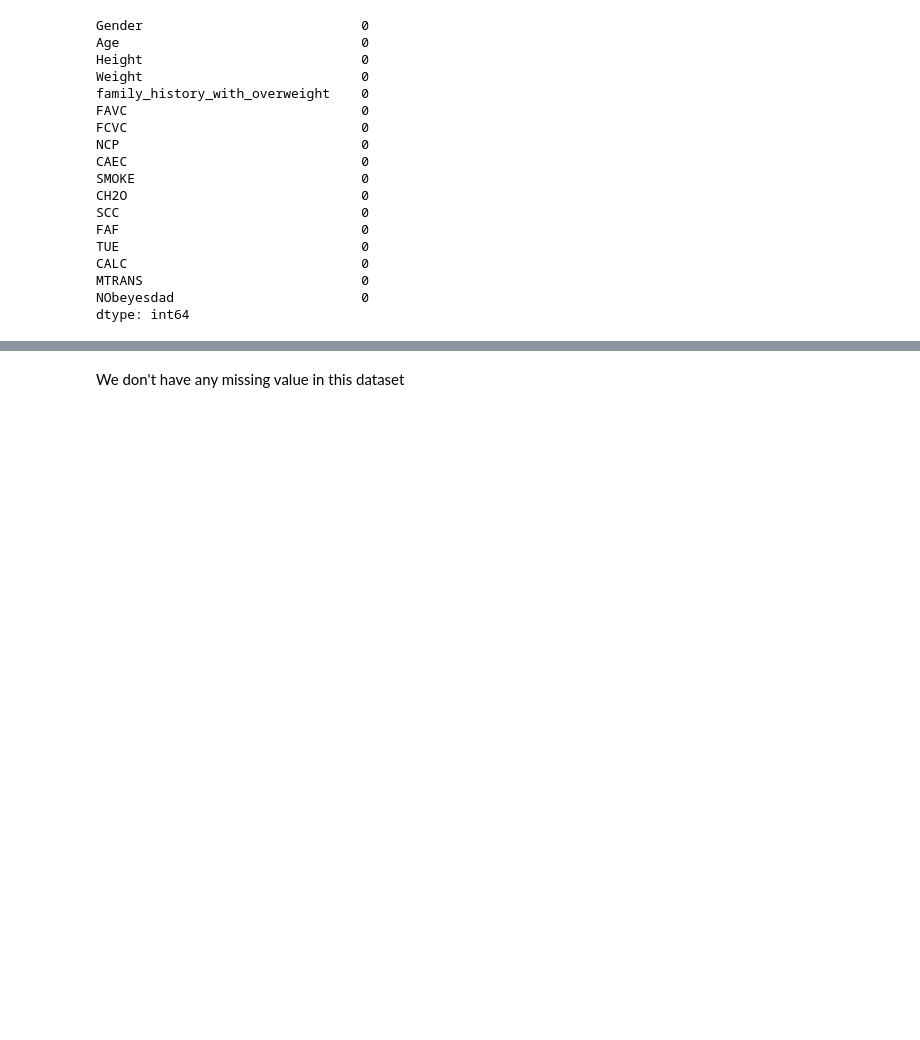
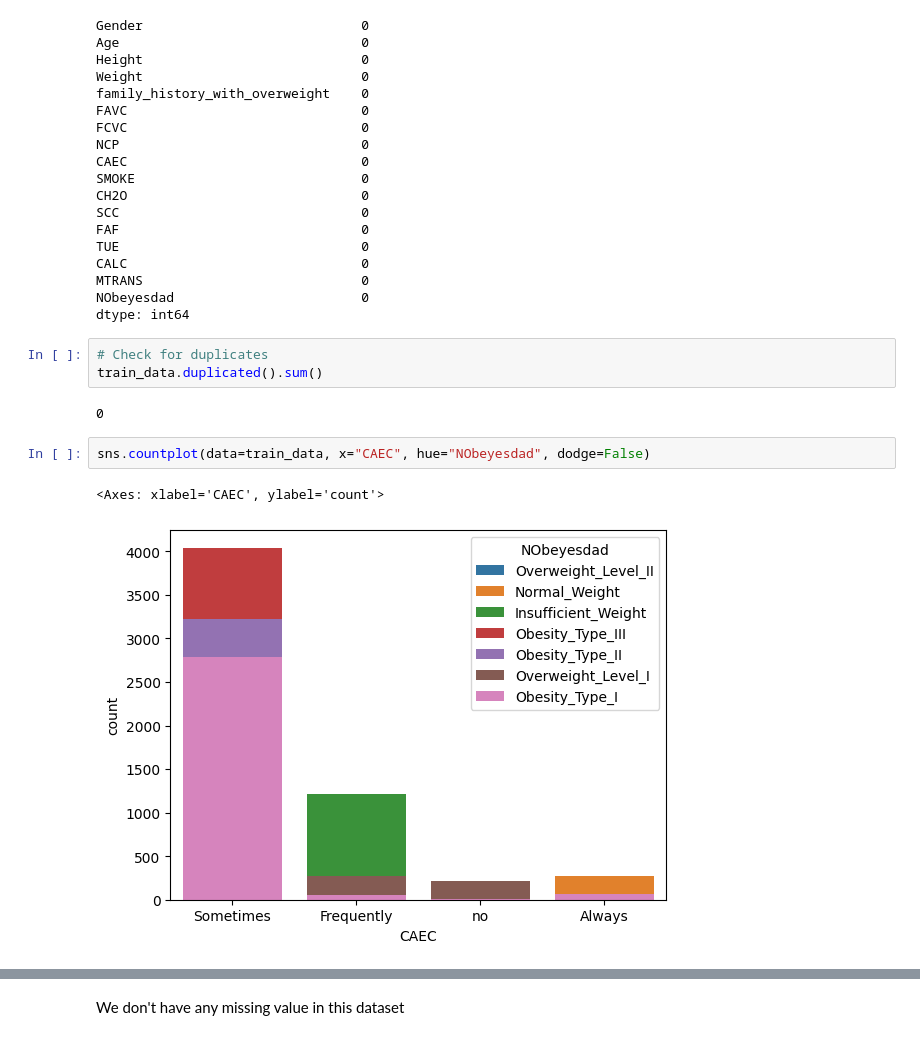
Before and after one commit to VMD121199/Obesity-Risk-Prediction, a Jupyter notebook: prediction.ipynb, the cells around one changed output, grey strips where cells are left out. Cells and saved outputs as stored; diff of their text form; blank space fills up the shorter version.

```diff
--- a/prediction.ipynb
+++ b/prediction.ipynb
@@ -88,3 +93,13 @@ CALC                              0
 MTRANS                            0
 NObeyesdad                        0
 dtype: int64
+# %%
+# Check for duplicates
+train_data.duplicated().sum()
+# %% [output]
+0
+# %%
+sns.countplot(data=train_data, x="CAEC", hue="NObeyesdad", dodge=False)
+# %% [output]
+<Axes: xlabel='CAEC', ylabel='count'>
+[figure, added]
```
Also changed, not shown: parts of 10 cells of this notebook.
